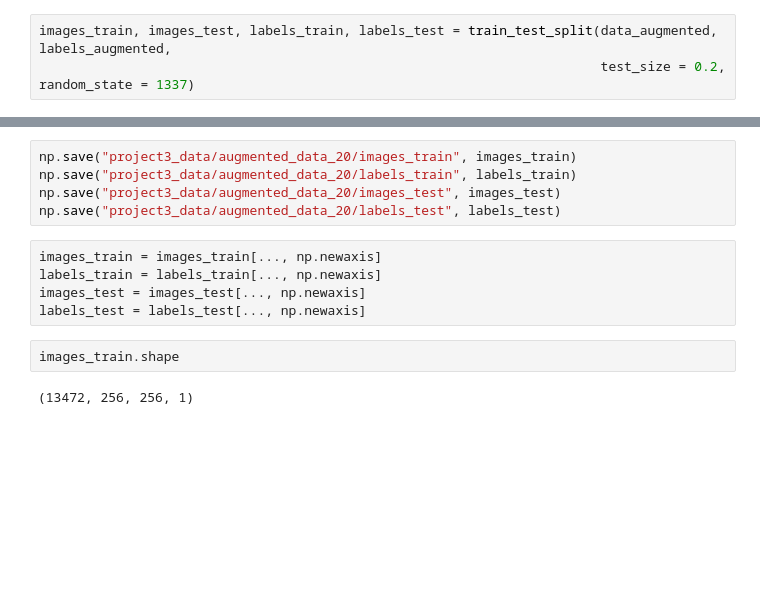
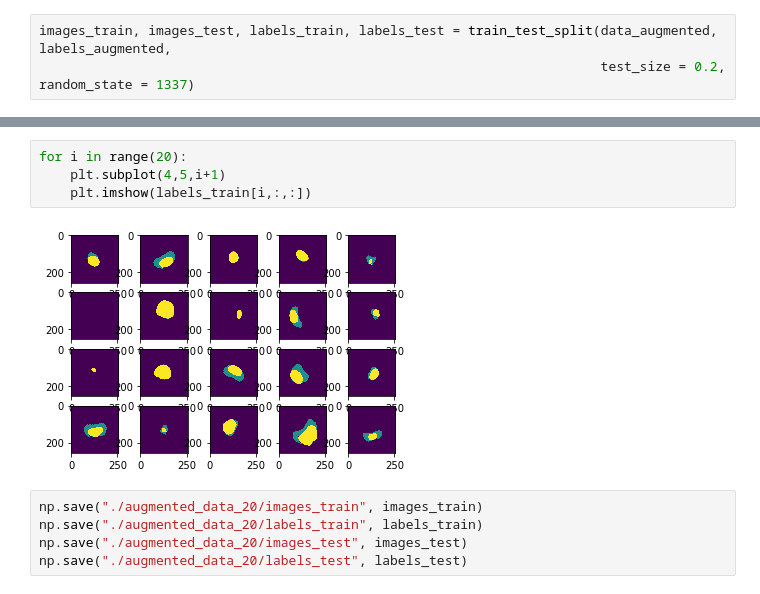
Before and after one commit to MachineLearning4HealthcareHomework/HW3, a Jupyter notebook: Data_augmentation.ipynb, the cells around one changed output, grey strips where cells are left out. Cells and saved outputs as stored; diff of their text form; blank space fills up the shorter version.

```diff
--- a/Data_augmentation.ipynb
+++ b/Data_augmentation.ipynb
@@ -214,14 +231,11 @@ images_train, images_test, labels_train, labels_test = train_test_split(data_aug
+# %%
+for i in range(20):
+    plt.subplot(4,5,i+1)
+    plt.imshow(labels_train[i,:,:])
+# %% [output]
+[figure, added]
 # %%
-np.save("project3_data/augmented_data_20/images_train", images_train)
-np.save("project3_data/augmented_data_20/labels_train", labels_train)
-np.save("project3_data/augmented_data_20/images_test", images_test)
-np.save("project3_data/augmented_data_20/labels_test", labels_test)
+np.save("./augmented_data_20/images_train", images_train)
+np.save("./augmented_data_20/labels_train", labels_train)
+np.save("./augmented_data_20/images_test", images_test)
+np.save("./augmented_data_20/labels_test", labels_test)
-# %%
-images_train = images_train[..., np.newaxis]
-labels_train = labels_train[..., np.newaxis]
-images_test = images_test[..., np.newaxis]
-labels_test = labels_test[..., np.newaxis]
-# %%
-images_train.shape
-# %% [output]
-(13472, 256, 256, 1)
```
Also changed, not shown: parts of 11 cells of this notebook.
